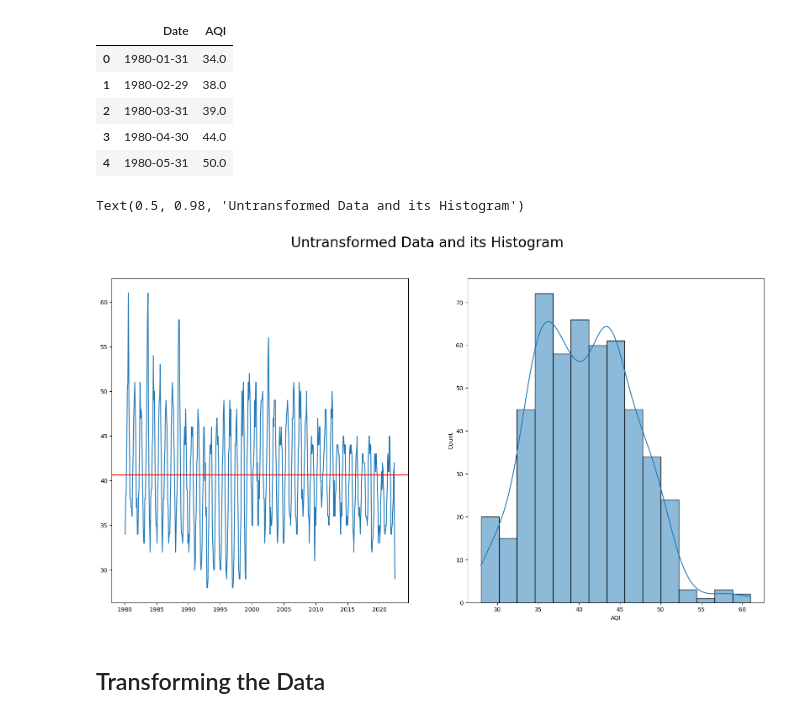
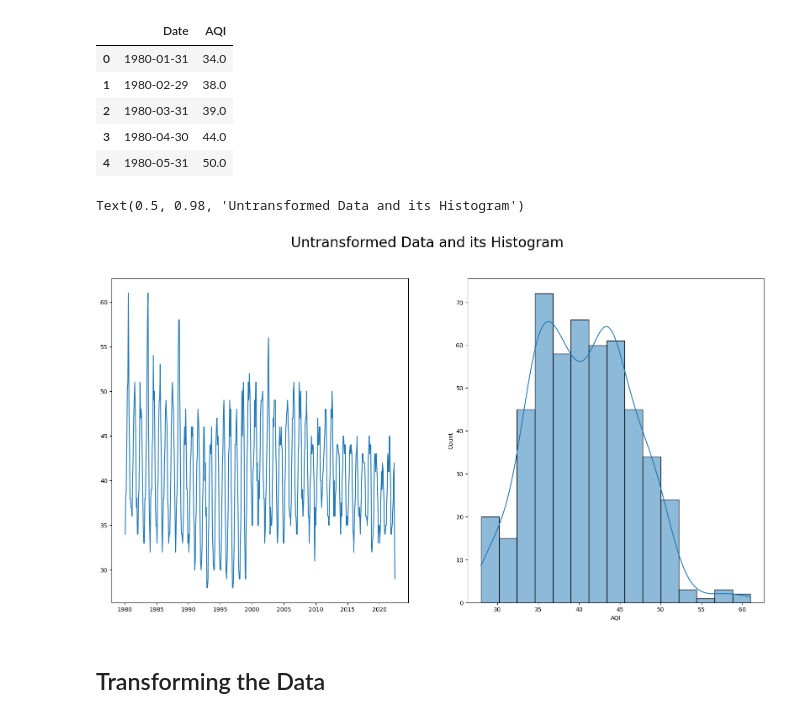
Before and after one commit to catloverkelly/Capstone3_AQI, a Jupyter notebook: SARIMA Models.ipynb, the cells around one changed output. Cells and saved outputs as stored; diff of their text form; code cells hidden in the pictures.

```diff
--- a/SARIMA Models.ipynb
+++ b/SARIMA Models.ipynb
@@ -44,12 +44,12 @@ df.set_index('Date', inplace=True)
 # %%
 fig, ax = plt.subplots(1,2, figsize=(20,10))
 ax[0].plot(df.AQI)
-ax[0].axhline(y=df.AQI.mean(), c='red')
+#ax[0].axhline(y=df.AQI.mean(), c='red')
 sns.histplot(data=df, x='AQI', bins=15, ax=ax[1], kde=True)
 plt.suptitle('Untransformed Data and its Histogram', fontsize=24)
 # %% [output]
 Text(0.5, 0.98, 'Untransformed Data and its Histogram')
-[figure, old version]
+[figure, new version]
 # %% [markdown]
 ## Transforming the Data
 # %%
```
Also changed, not shown: parts of 16 cells of this notebook.
